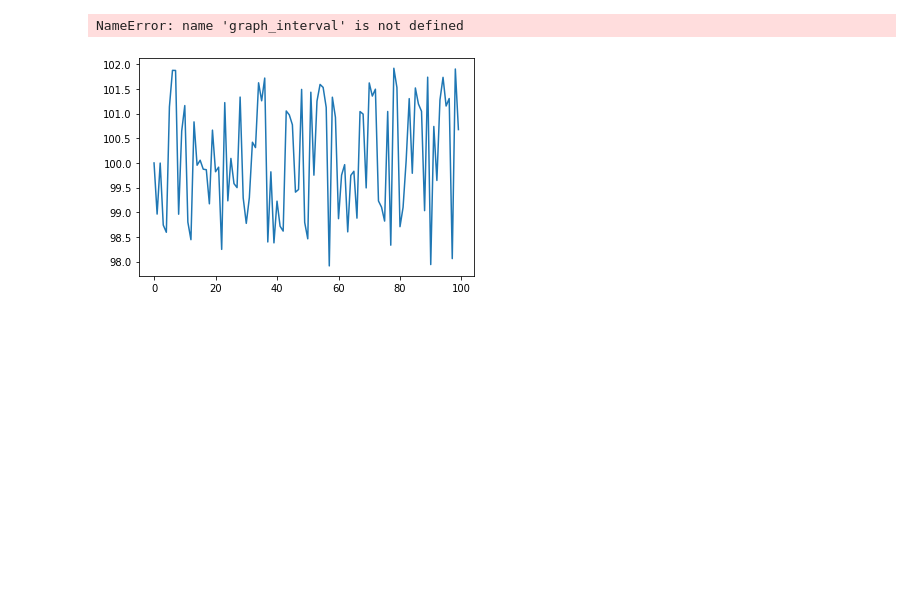
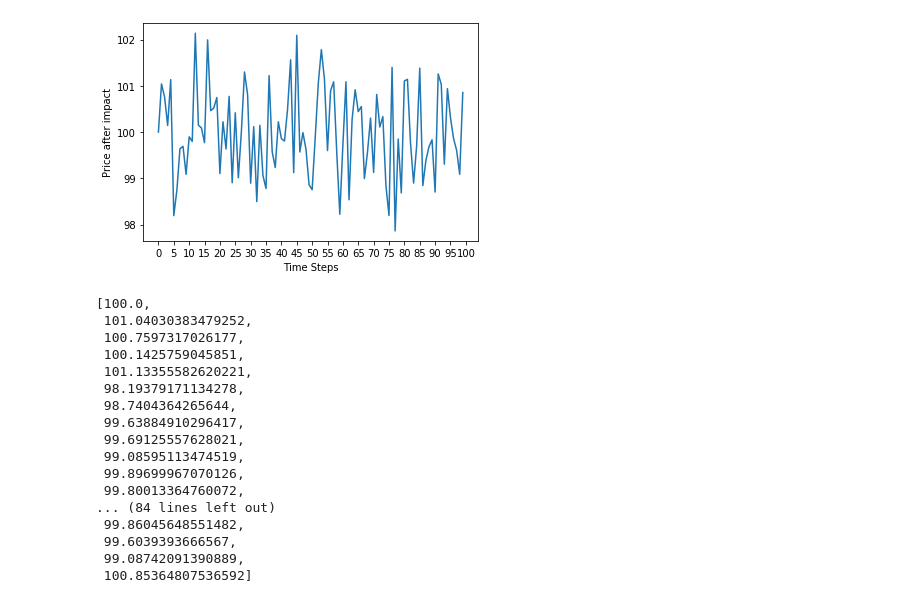
Before and after one commit to khanhnguyen15/Market-Simulation, a Jupyter notebook: Almgen-Chriss Market.ipynb, the cells around one changed output. Saved outputs shown, nothing was run; the diff lists cells and outputs as text; code cells hidden in the pictures; blank space fills up the shorter version.

```diff
--- a/Almgen-Chriss Market.ipynb
+++ b/Almgen-Chriss Market.ipynb
@@ -54,26 +73,44 @@ plt.show()
 # %%
 # impact
 def permanent_impact(n, gamma):
     return gamma * n
 
 def temporary_impact(n, epsilon, eta):
     return epsilon * np.sign(n) + eta * n
 
 def expected_impact(n, gamma, espsilon, eta):
     return permanent_impact(n, gamma) + temporary_impact(n, epsilon, eta)
 
 gamma = 0.1
 epsilon = 0.1
 eta = 0.1
 
 n = np.insert(-np.diff(X), 0, 0)
 S = [S[i] + expected_impact(n[i], gamma, epsilon, eta) for i in range(steps)]
 
 plt.plot(S)
 plt.xticks(np.arange(0, steps + 1, graph_interval))
 plt.xlabel('Time Steps')
 plt.ylabel('Price after impact')
 plt.show()
+
+S
 # %% [output]
+[figure, new version]
-NameError: name 'graph_interval' is not defined
+[100.0,
+ 101.04030383479252,
+ 100.7597317026177,
+ 100.1425759045851,
+ 101.13355582620221,
+ 98.19379171134278,
+ 98.7404364265644,
+ 99.63884910296417,
+ 99.69125557628021,
+ 99.08595113474519,
+ 99.89699967070126,
+ 99.80013364760072,
+... (84 lines left out)
+ 99.86045648551482,
+ 99.6039393666567,
+ 99.08742091390889,
+ 100.85364807536592]
-[figure, old version]
```
Also changed, not shown: parts of 3 cells of this notebook.
